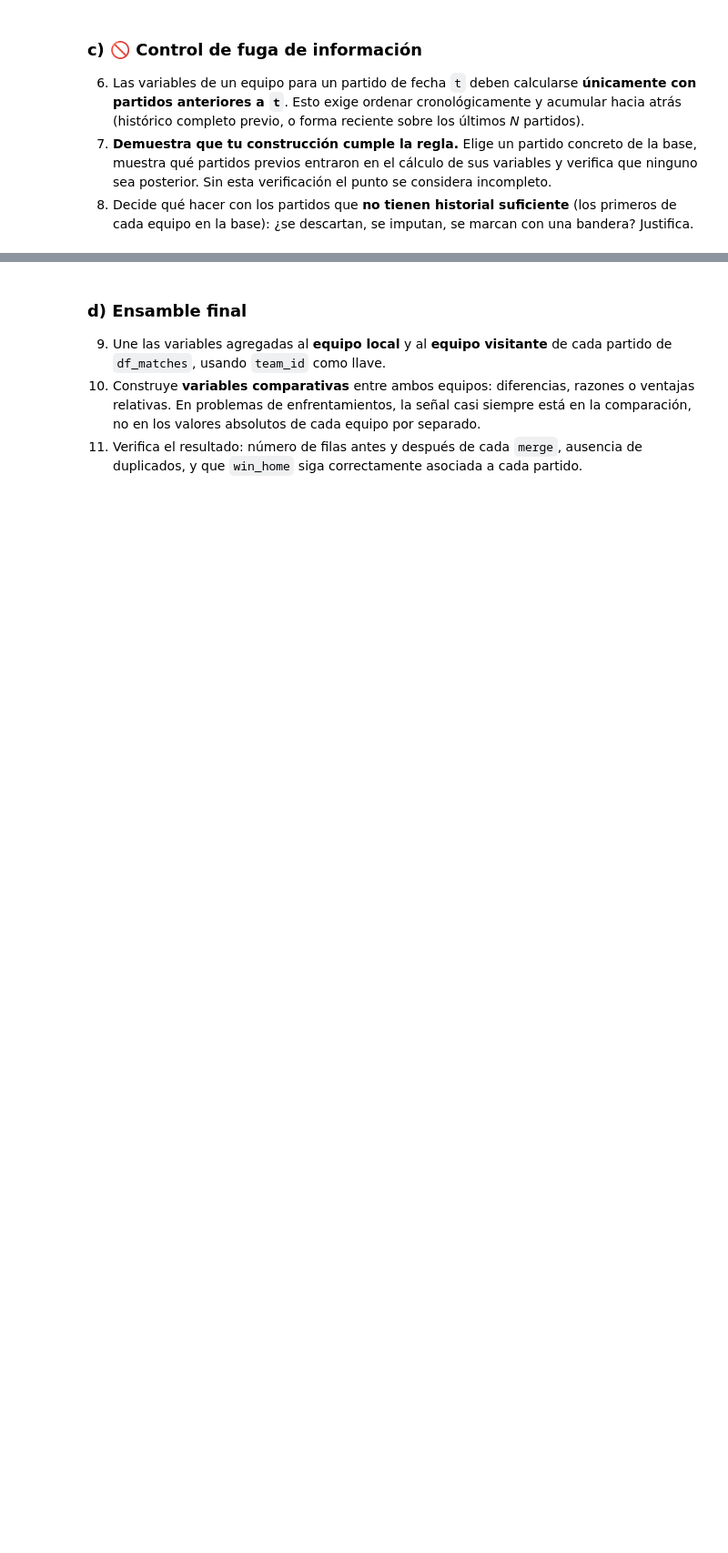
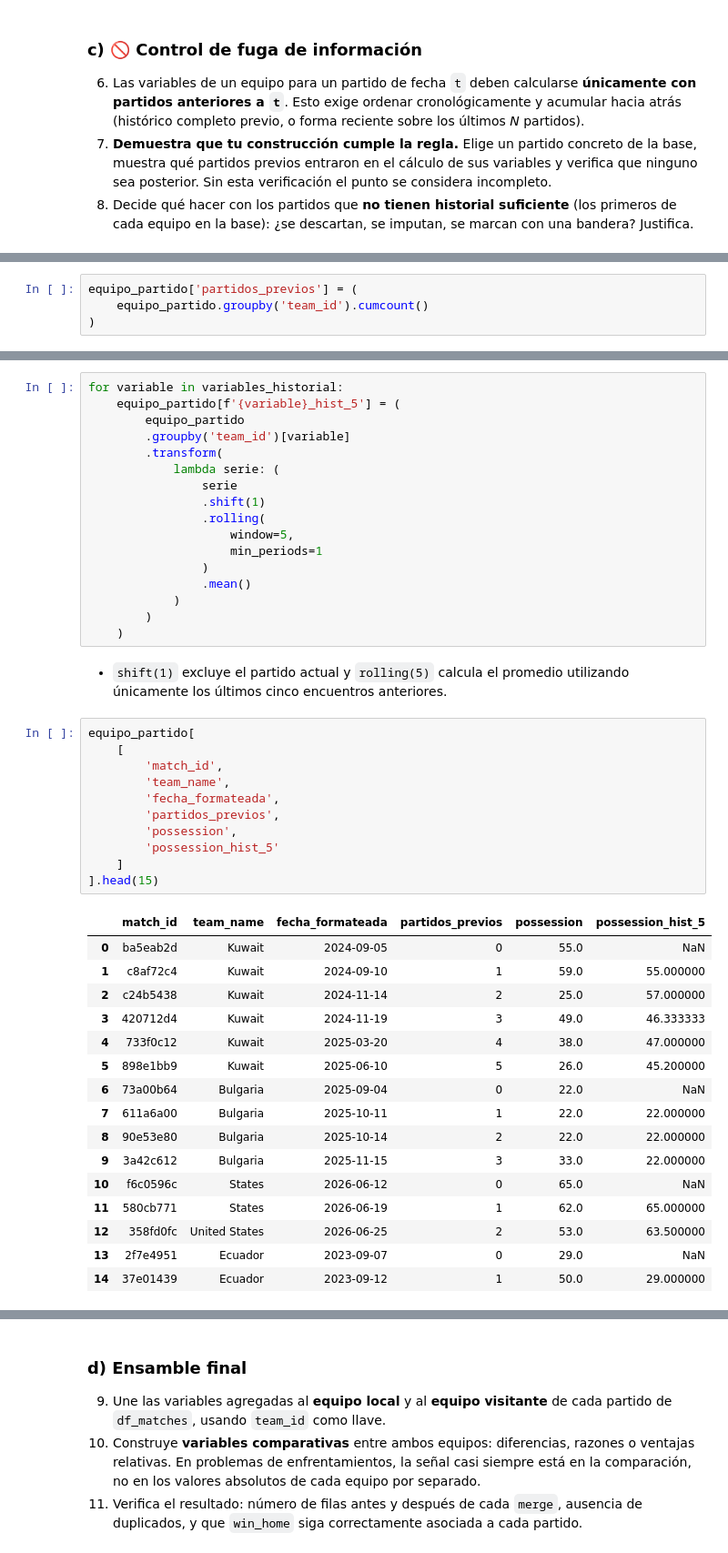
Before and after one commit to antobeni07/Parcial-1_Analitica, a Jupyter notebook: 01_Parcial_Mundial_2026.ipynb, the cells around one changed output, grey strips where cells are left out. Shown at 91% size. Saved outputs shown, nothing was run; the diff lists cells and outputs as text; blank space fills up the shorter version.

```diff
--- a/01_Parcial_Mundial_2026.ipynb
+++ b/01_Parcial_Mundial_2026.ipynb
@@ -1814,0 +1929,4 @@ np.int64(99)
+# %%
+equipo_partido['partidos_previos'] = (
+    equipo_partido.groupby('team_id').cumcount()
+)
@@ -1814,0 +1957,47 @@ np.int64(99)
+# %%
+for variable in variables_historial:
+    equipo_partido[f'{variable}_hist_5'] = (
+        equipo_partido
+        .groupby('team_id')[variable]
+        .transform(
+            lambda serie: (
+                serie
+                .shift(1)
+                .rolling(
+                    window=5,
+                    min_periods=1
+                )
+                .mean()
+            )
+        )
+    )
+# %% [markdown]
+- `shift(1)` excluye el partido actual y `rolling(5)` calcula el promedio utilizando únicamente los últimos cinco encuentros anteriores.
+# %%
+equipo_partido[
+    [
+        'match_id',
+        'team_name',
+        'fecha_formateada',
+        'partidos_previos',
+        'possession',
+        'possession_hist_5'
+    ]
+].head(15)
+# %% [output]
+|  | match_id | team_name | fecha_formateada | partidos_previos | possession | possession_hist_5 |
+| 0 | ba5eab2d | Kuwait | 2024-09-05 | 0 | 55.0 | NaN |
+| 1 | c8af72c4 | Kuwait | 2024-09-10 | 1 | 59.0 | 55.000000 |
+| 2 | c24b5438 | Kuwait | 2024-11-14 | 2 | 25.0 | 57.000000 |
+| 3 | 420712d4 | Kuwait | 2024-11-19 | 3 | 49.0 | 46.333333 |
+| 4 | 733f0c12 | Kuwait | 2025-03-20 | 4 | 38.0 | 47.000000 |
+| 5 | 898e1bb9 | Kuwait | 2025-06-10 | 5 | 26.0 | 45.200000 |
+| 6 | 73a00b64 | Bulgaria | 2025-09-04 | 0 | 22.0 | NaN |
+| 7 | 611a6a00 | Bulgaria | 2025-10-11 | 1 | 22.0 | 22.000000 |
+| 8 | 90e53e80 | Bulgaria | 2025-10-14 | 2 | 22.0 | 22.000000 |
+| 9 | 3a42c612 | Bulgaria | 2025-11-15 | 3 | 33.0 | 22.000000 |
+| 10 | f6c0596c | States | 2026-06-12 | 0 | 65.0 | NaN |
+| 11 | 580cb771 | States | 2026-06-19 | 1 | 62.0 | 65.000000 |
+| 12 | 358fd0fc | United States | 2026-06-25 | 2 | 53.0 | 63.500000 |
+| 13 | 2f7e4951 | Ecuador | 2023-09-07 | 0 | 29.0 | NaN |
+| 14 | 37e01439 | Ecuador | 2023-09-12 | 1 | 50.0 | 29.000000 |
```
Also changed, not shown: parts of 95 cells of this notebook.
